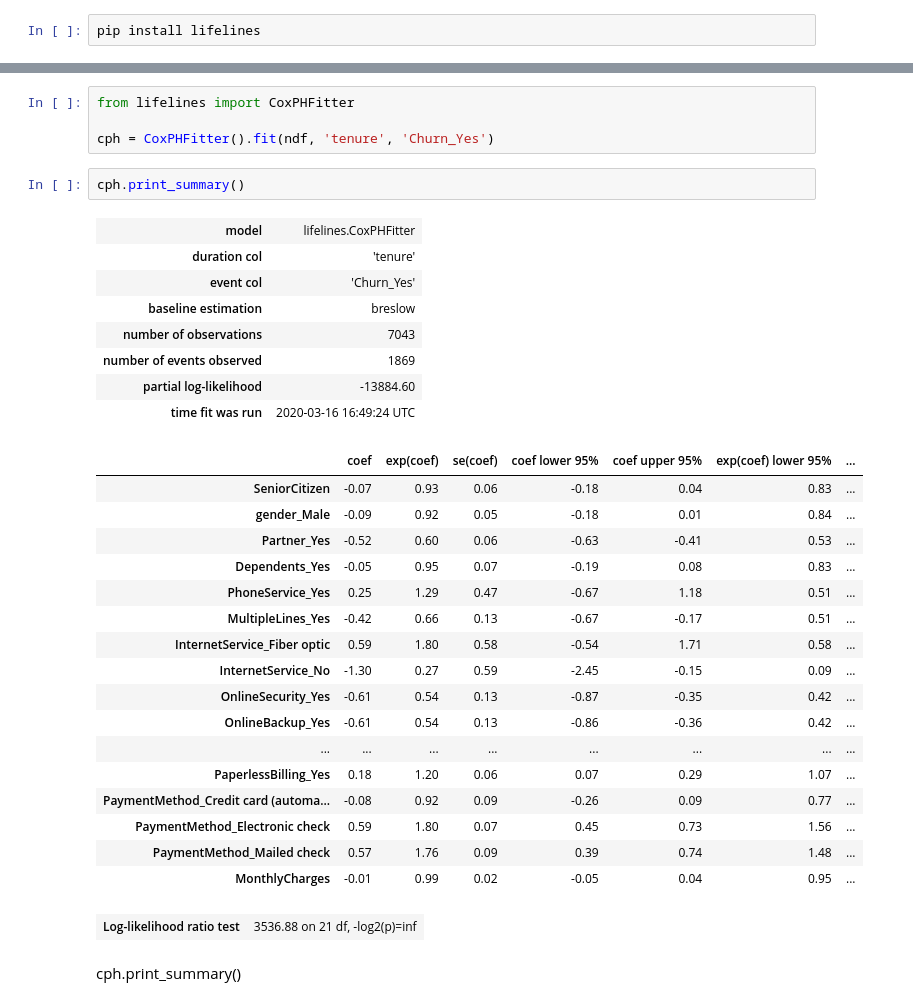
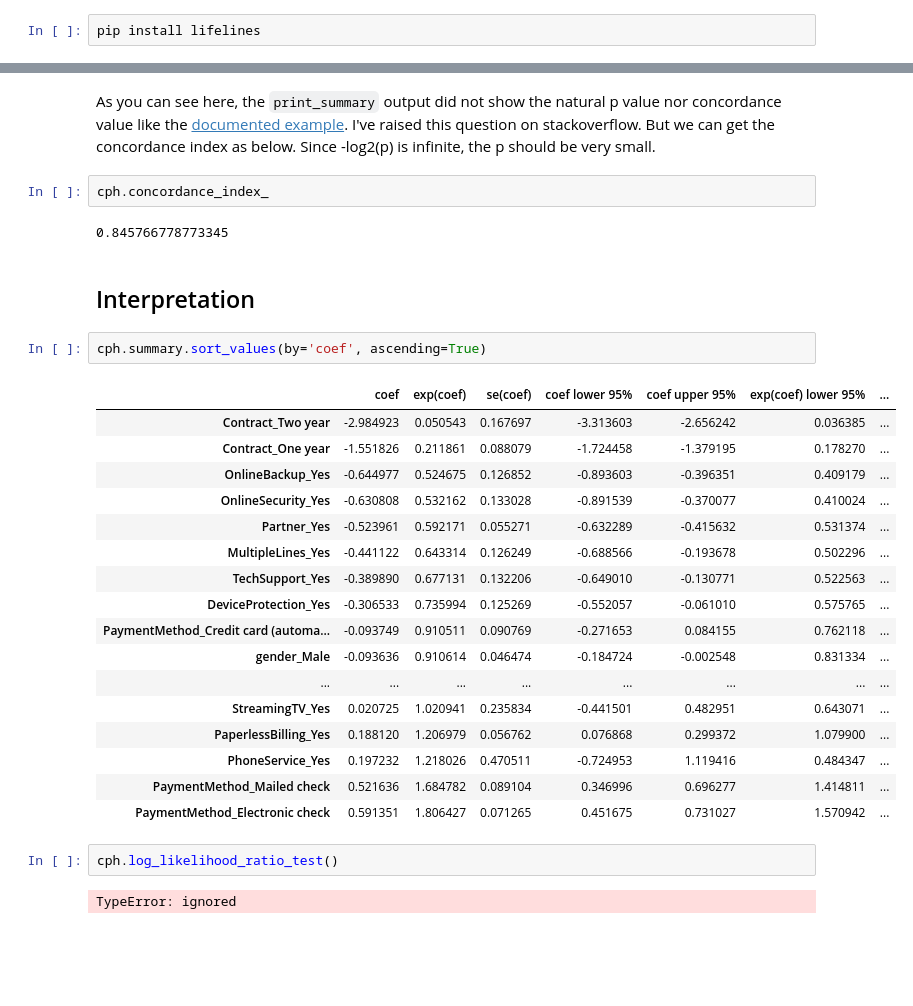
Before and after one commit to AilingLiu/Survival_analysis, a Jupyter notebook: Use_Survival_analysis_to_Estimate_Customer_Churn_Rate.ipynb, the cells around one changed output, grey strips where cells are left out. Drawn from its saved outputs; the diff is of its cells as text; blank space fills up the shorter version.

```diff
--- a/Use_Survival_analysis_to_Estimate_Customer_Churn_Rate.ipynb
+++ b/Use_Survival_analysis_to_Estimate_Customer_Churn_Rate.ipynb
@@ -162,35 +150,32 @@ ndf.head()
-# %%
-from lifelines import CoxPHFitter
-
-cph = CoxPHFitter().fit(ndf, 'tenure', 'Churn_Yes')
+# %% [markdown]
+As you can see here, the `print_summary` output did not show the natural p value nor concordance value like the [documented example](https://github.com/CamDavidsonPilon/lifelines/blob/master/examples/Customer%20Churn.ipynb). I've raised this question on stackoverflow. But we can get the concordance index as below. Since -log2(p) is infinite, the p should be very small.
 # %%
-cph.print_summary()
+cph.concordance_index_
 # %% [output]
-| model | lifelines.CoxPHFitter |
-| duration col | 'tenure' |
-| event col | 'Churn_Yes' |
-| baseline estimation | breslow |
-| number of observations | 7043 |
-| number of events observed | 1869 |
-| partial log-likelihood | -13884.60 |
-| time fit was run | 2020-03-16 16:49:24 UTC |
-|  | coef | exp(coef) | se(coef) | coef lower 95% | coef upper 95% | exp(coef) lower 95% | ... |
-| SeniorCitizen | -0.07 | 0.93 | 0.06 | -0.18 | 0.04 | 0.83 | ... |
-| gender_Male | -0.09 | 0.92 | 0.05 | -0.18 | 0.01 | 0.84 | ... |
-| Partner_Yes | -0.52 | 0.60 | 0.06 | -0.63 | -0.41 | 0.53 | ... |
-| Dependents_Yes | -0.05 | 0.95 | 0.07 | -0.19 | 0.08 | 0.83 | ... |
-| PhoneService_Yes | 0.25 | 1.29 | 0.47 | -0.67 | 1.18 | 0.51 | ... |
-| MultipleLines_Yes | -0.42 | 0.66 | 0.13 | -0.67 | -0.17 | 0.51 | ... |
-| InternetService_Fiber optic | 0.59 | 1.80 | 0.58 | -0.54 | 1.71 | 0.58 | ... |
-| InternetService_No | -1.30 | 0.27 | 0.59 | -2.45 | -0.15 | 0.09 | ... |
-| OnlineSecurity_Yes | -0.61 | 0.54 | 0.13 | -0.87 | -0.35 | 0.42 | ... |
-| OnlineBackup_Yes | -0.61 | 0.54 | 0.13 | -0.86 | -0.36 | 0.42 | ... |
-| ... | ... | ... | ... | ... | ... | ... | ... |
-| PaperlessBilling_Yes | 0.18 | 1.20 | 0.06 | 0.07 | 0.29 | 1.07 | ... |
-| PaymentMethod_Credit card (automa... | -0.08 | 0.92 | 0.09 | -0.26 | 0.09 | 0.77 | ... |
-| PaymentMethod_Electronic check | 0.59 | 1.80 | 0.07 | 0.45 | 0.73 | 1.56 | ... |
-| PaymentMethod_Mailed check | 0.57 | 1.76 | 0.09 | 0.39 | 0.74 | 1.48 | ... |
-| MonthlyCharges | -0.01 | 0.99 | 0.02 | -0.05 | 0.04 | 0.95 | ... |
-| Log-likelihood ratio test | 3536.88 on 21 df, -log2(p)=inf |
+0.845766778773345
-# %% [markdown]
-cph.print_summary()
+# %% [markdown]
+## Interpretation
+# %%
+cph.summary.sort_values(by='coef', ascending=True)
+# %% [output]
+|  | coef | exp(coef) | se(coef) | coef lower 95% | coef upper 95% | exp(coef) lower 95% | ... |
+| Contract_Two year | -2.984923 | 0.050543 | 0.167697 | -3.313603 | -2.656242 | 0.036385 | ... |
+| Contract_One year | -1.551826 | 0.211861 | 0.088079 | -1.724458 | -1.379195 | 0.178270 | ... |
+| OnlineBackup_Yes | -0.644977 | 0.524675 | 0.126852 | -0.893603 | -0.396351 | 0.409179 | ... |
+| OnlineSecurity_Yes | -0.630808 | 0.532162 | 0.133028 | -0.891539 | -0.370077 | 0.410024 | ... |
+| Partner_Yes | -0.523961 | 0.592171 | 0.055271 | -0.632289 | -0.415632 | 0.531374 | ... |
+| MultipleLines_Yes | -0.441122 | 0.643314 | 0.126249 | -0.688566 | -0.193678 | 0.502296 | ... |
+| TechSupport_Yes | -0.389890 | 0.677131 | 0.132206 | -0.649010 | -0.130771 | 0.522563 | ... |
+| DeviceProtection_Yes | -0.306533 | 0.735994 | 0.125269 | -0.552057 | -0.061010 | 0.575765 | ... |
+| PaymentMethod_Credit card (automa... | -0.093749 | 0.910511 | 0.090769 | -0.271653 | 0.084155 | 0.762118 | ... |
+| gender_Male | -0.093636 | 0.910614 | 0.046474 | -0.184724 | -0.002548 | 0.831334 | ... |
+| ... | ... | ... | ... | ... | ... | ... | ... |
+| StreamingTV_Yes | 0.020725 | 1.020941 | 0.235834 | -0.441501 | 0.482951 | 0.643071 | ... |
+| PaperlessBilling_Yes | 0.188120 | 1.206979 | 0.056762 | 0.076868 | 0.299372 | 1.079900 | ... |
+| PhoneService_Yes | 0.197232 | 1.218026 | 0.470511 | -0.724953 | 1.119416 | 0.484347 | ... |
+| PaymentMethod_Mailed check | 0.521636 | 1.684782 | 0.089104 | 0.346996 | 0.696277 | 1.414811 | ... |
+| PaymentMethod_Electronic check | 0.591351 | 1.806427 | 0.071265 | 0.451675 | 0.731027 | 1.570942 | ... |
+# %%
+cph.log_likelihood_ratio_test()
+# %% [output]
+TypeError: ignored
```
Also changed, not shown: parts of 12 cells of this notebook.
